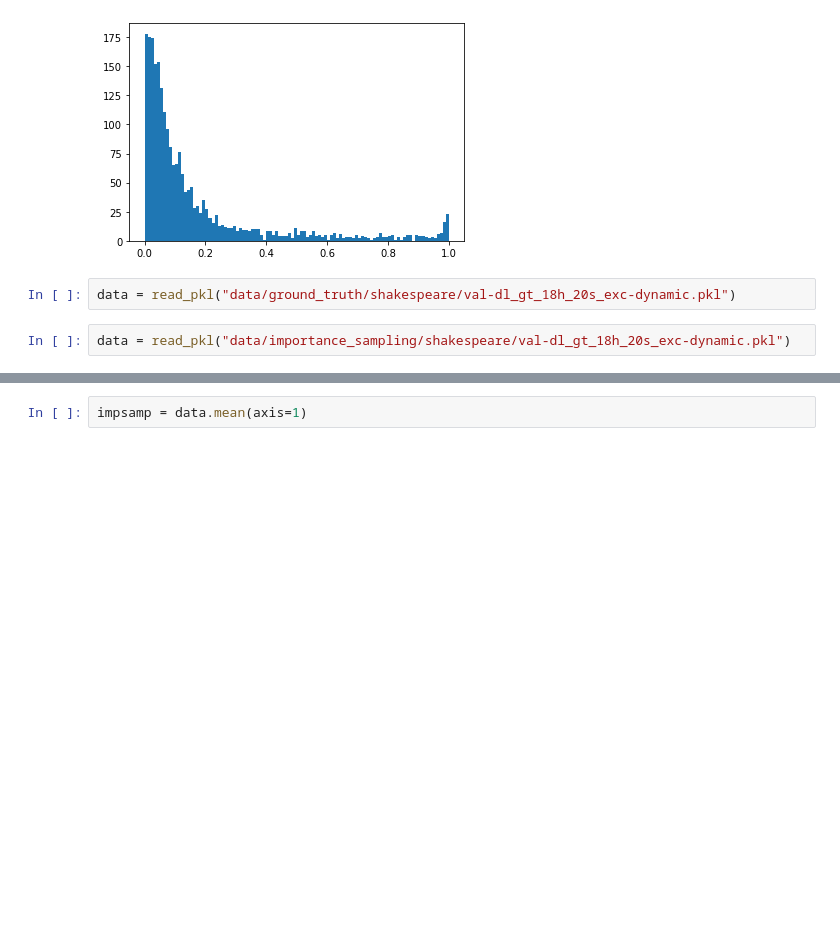
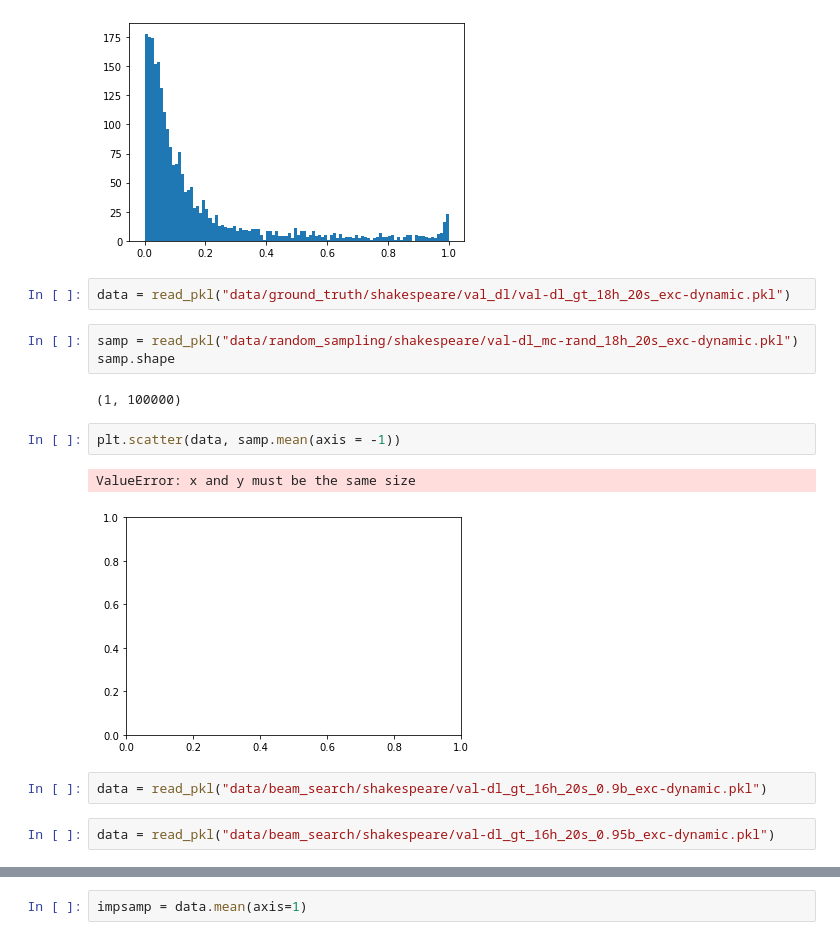
Before and after one commit to vshah99/prob_seq_queries_nnproject, a Jupyter notebook: notebooks/Beam_search_v_sampling.ipynb, the cells around one changed output, grey strips where cells are left out. Cells and saved outputs as stored; diff of their text form; blank space fills up the shorter version.

```diff
--- a/notebooks/Beam_search_v_sampling.ipynb
+++ b/notebooks/Beam_search_v_sampling.ipynb
@@ -68,6 +72,18 @@ plt.hist(data,bins = 100)
  <BarContainer object of 100 artists>)
 [figure]
 # %%
-data = read_pkl("data/ground_truth/shakespeare/val-dl_gt_18h_20s_exc-dynamic.pkl")
+data = read_pkl("data/ground_truth/shakespeare/val_dl/val-dl_gt_18h_20s_exc-dynamic.pkl")
 # %%
-data = read_pkl("data/importance_sampling/shakespeare/val-dl_gt_18h_20s_exc-dynamic.pkl")
+samp = read_pkl("data/random_sampling/shakespeare/val-dl_mc-rand_18h_20s_exc-dynamic.pkl")
+samp.shape
+# %% [output]
+(1, 100000)
+# %%
+plt.scatter(data, samp.mean(axis = -1))
+# %% [output]
+ValueError: x and y must be the same size
+[figure, added]
+# %%
+data = read_pkl("data/beam_search/shakespeare/val-dl_gt_16h_20s_0.9b_exc-dynamic.pkl")
+# %%
+data = read_pkl("data/beam_search/shakespeare/val-dl_gt_16h_20s_0.95b_exc-dynamic.pkl")
```
Also changed, not shown: parts of 6 cells of this notebook, 11 other files.
